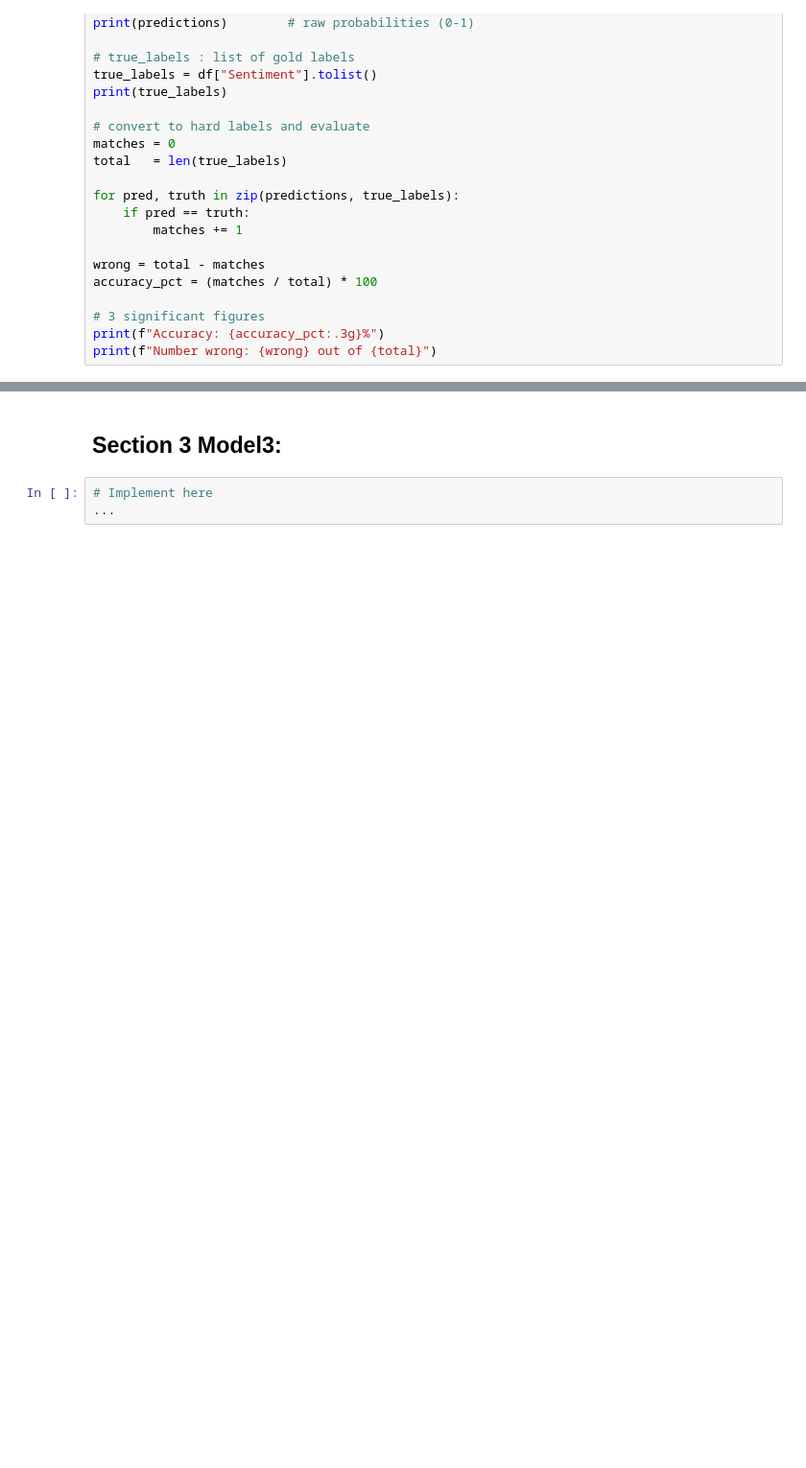
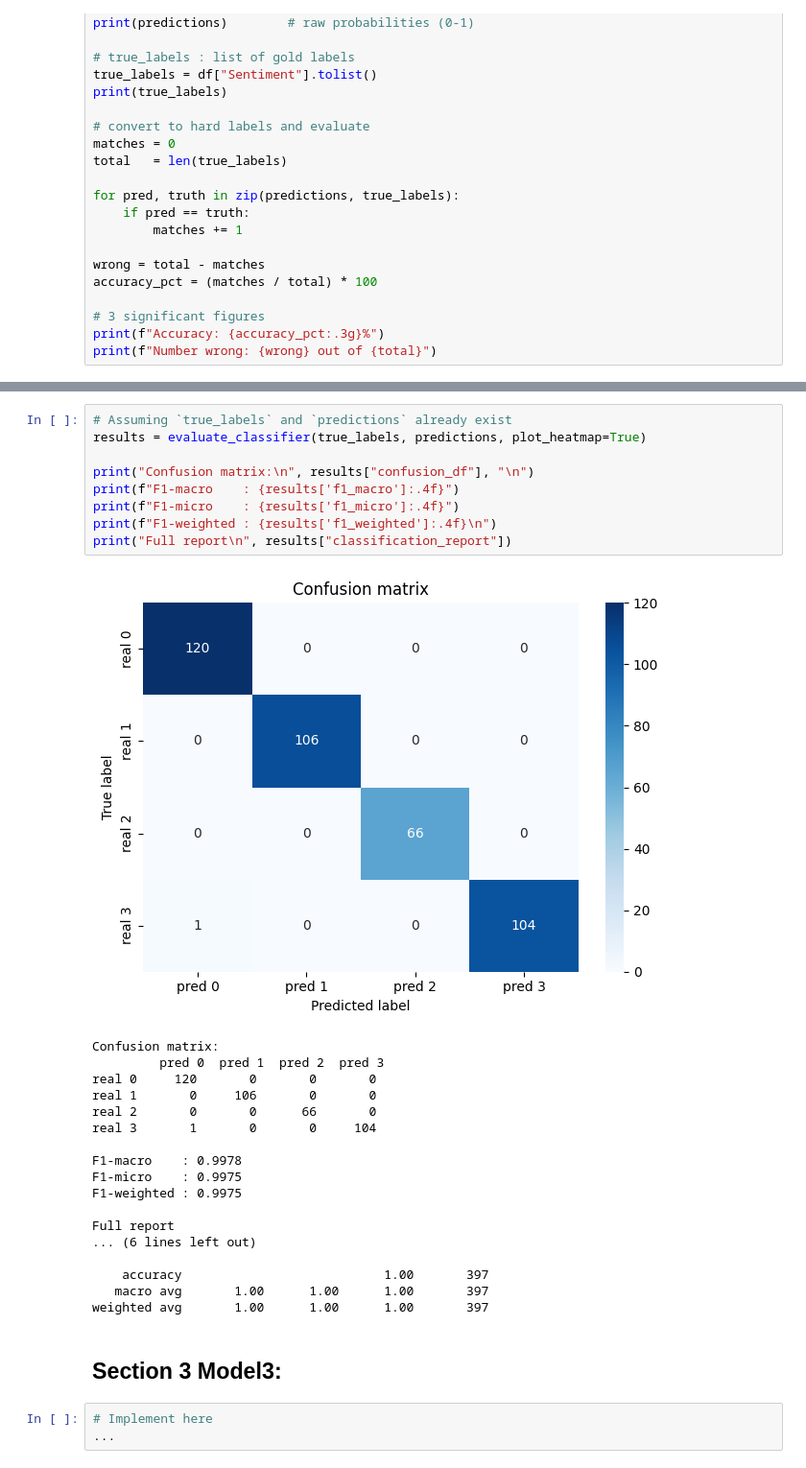
Before and after one commit to PhurinutR/twitter-sentiment-analysis, a Jupyter notebook: model_compare.ipynb, the cells around one changed output, grey strips where cells are left out. Shown at 96% size. Saved outputs shown, nothing was run; the diff lists cells and outputs as text; blank space fills up the shorter version.

```diff
--- a/model_compare.ipynb
+++ b/model_compare.ipynb
@@ -317,3 +405,31 @@ print(f"Number wrong: {wrong} out of {total}")
+# %%
+# Assuming `true_labels` and `predictions` already exist
+results = evaluate_classifier(true_labels, predictions, plot_heatmap=True)
+
+print("Confusion matrix:\n", results["confusion_df"], "\n")
+print(f"F1-macro    : {results['f1_macro']:.4f}")
+print(f"F1-micro    : {results['f1_micro']:.4f}")
+print(f"F1-weighted : {results['f1_weighted']:.4f}\n")
+print("Full report\n", results["classification_report"])
+# %% [output]
+[figure, added]
+Confusion matrix:
+         pred 0  pred 1  pred 2  pred 3
+real 0     120       0       0       0
+real 1       0     106       0       0
+real 2       0       0      66       0
+real 3       1       0       0     104
+
+F1-macro    : 0.9978
+F1-micro    : 0.9975
+F1-weighted : 0.9975
+
+Full report
+... (6 lines left out)
+
+    accuracy                           1.00       397
+   macro avg       1.00      1.00      1.00       397
+weighted avg       1.00      1.00      1.00       397
 # %% [markdown]
 ## Section 3 Model3:
 # %%
```
Also changed, not shown: parts of 2 cells of this notebook.
